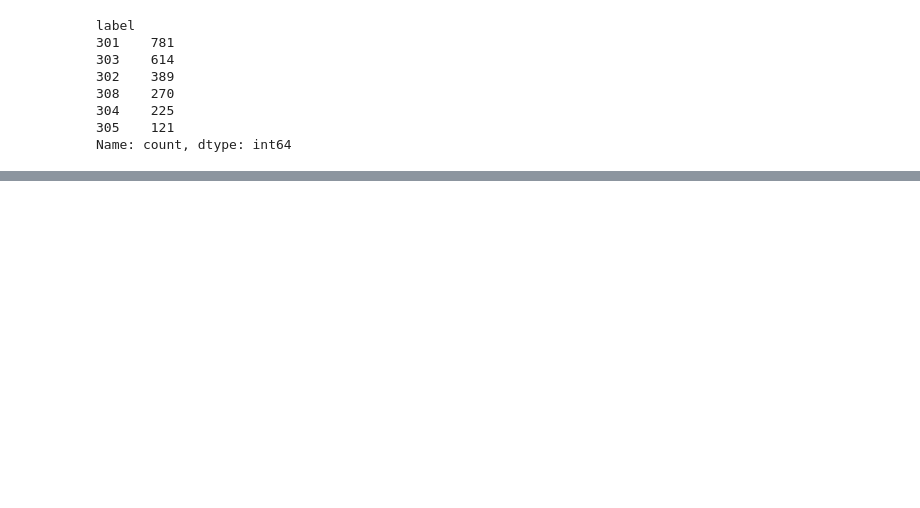
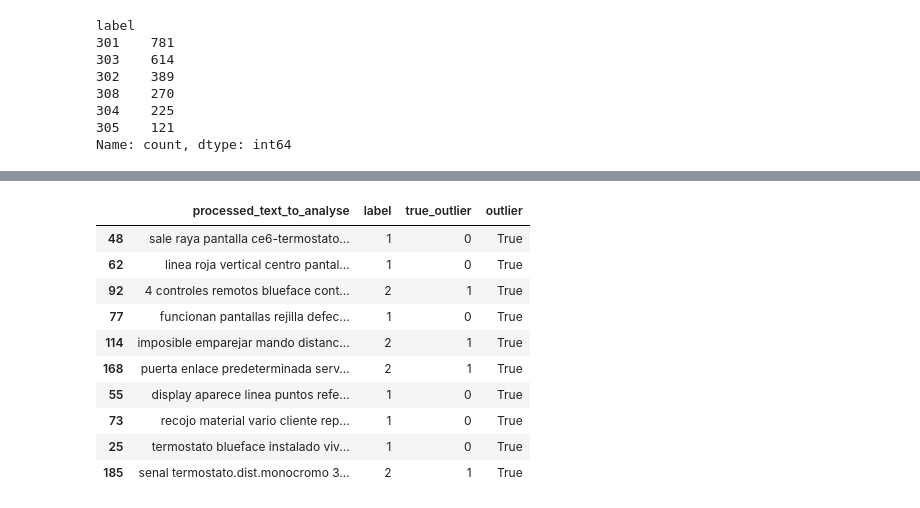
Before and after one commit to voliveira-airzonecontrol/myzone, a Jupyter notebook: src/notebooks/supervised_dataset.ipynb, the cells around one changed output, grey strips where cells are left out. Drawn from its saved outputs; the diff is of its cells as text; code cells hidden in the pictures; blank space fills up the shorter version.

```diff
--- a/src/notebooks/supervised_dataset.ipynb
+++ b/src/notebooks/supervised_dataset.ipynb
@@ -120,0 +133,18 @@ outliers.sample(10)
+# %%
+outliers_detected = pd.read_parquet(
+    r"..\..\output_reports\prod\outlier_detection\detected_outliers.parquet"
+)
+# %%
+outliers_detected.sample(10)
+# %% [output]
+|  | processed_text_to_analyse | label | true_outlier | outlier |
+| 48 | sale raya pantalla ce6-termostato... | 1 | 0 | True |
+| 62 | linea roja vertical centro pantal... | 1 | 0 | True |
+| 92 | 4 controles remotos blueface cont... | 2 | 1 | True |
+| 77 | funcionan pantallas rejilla defec... | 1 | 0 | True |
+| 114 | imposible emparejar mando distanc... | 2 | 1 | True |
+| 168 | puerta enlace predeterminada serv... | 2 | 1 | True |
+| 55 | display aparece linea puntos refe... | 1 | 0 | True |
+| 73 | recojo material vario cliente rep... | 1 | 0 | True |
+| 25 | termostato blueface instalado viv... | 1 | 0 | True |
+| 185 | senal termostato.dist.monocromo 3... | 2 | 1 | True |
```
Also changed, not shown: parts of 13 cells of this notebook, 21 other files.
